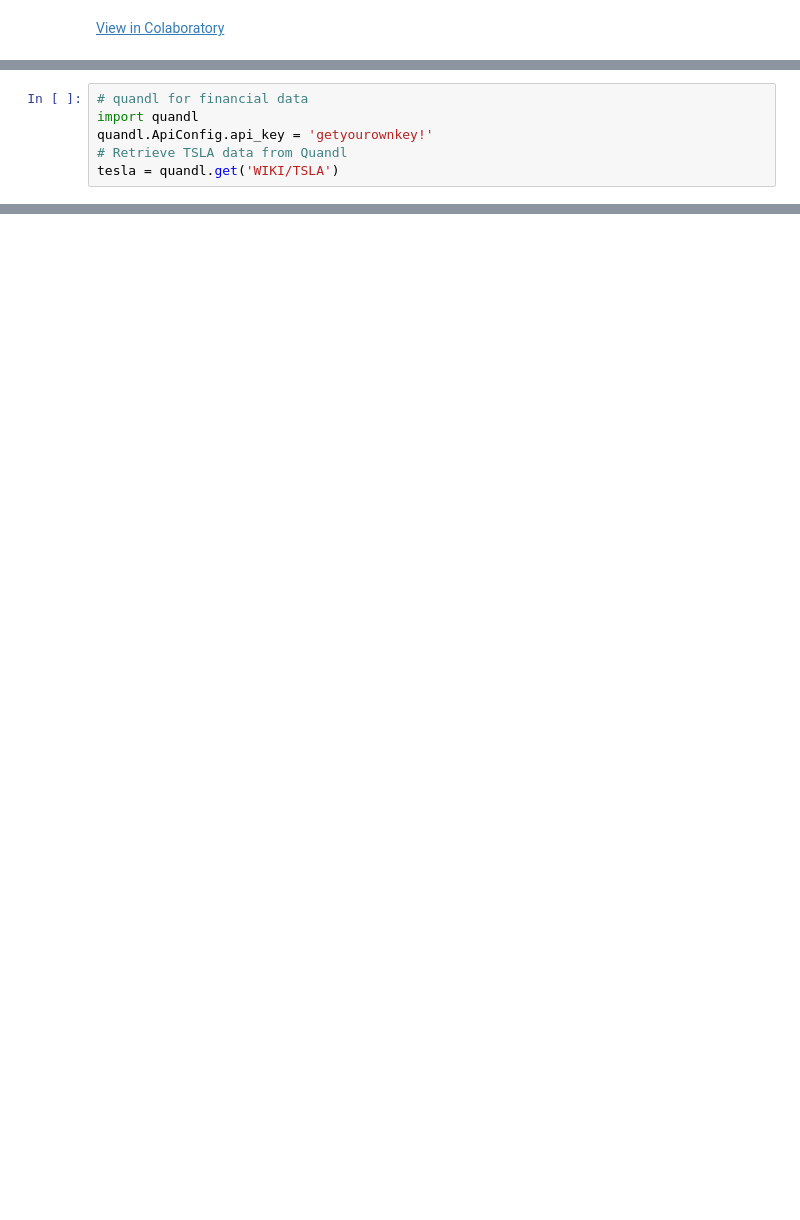
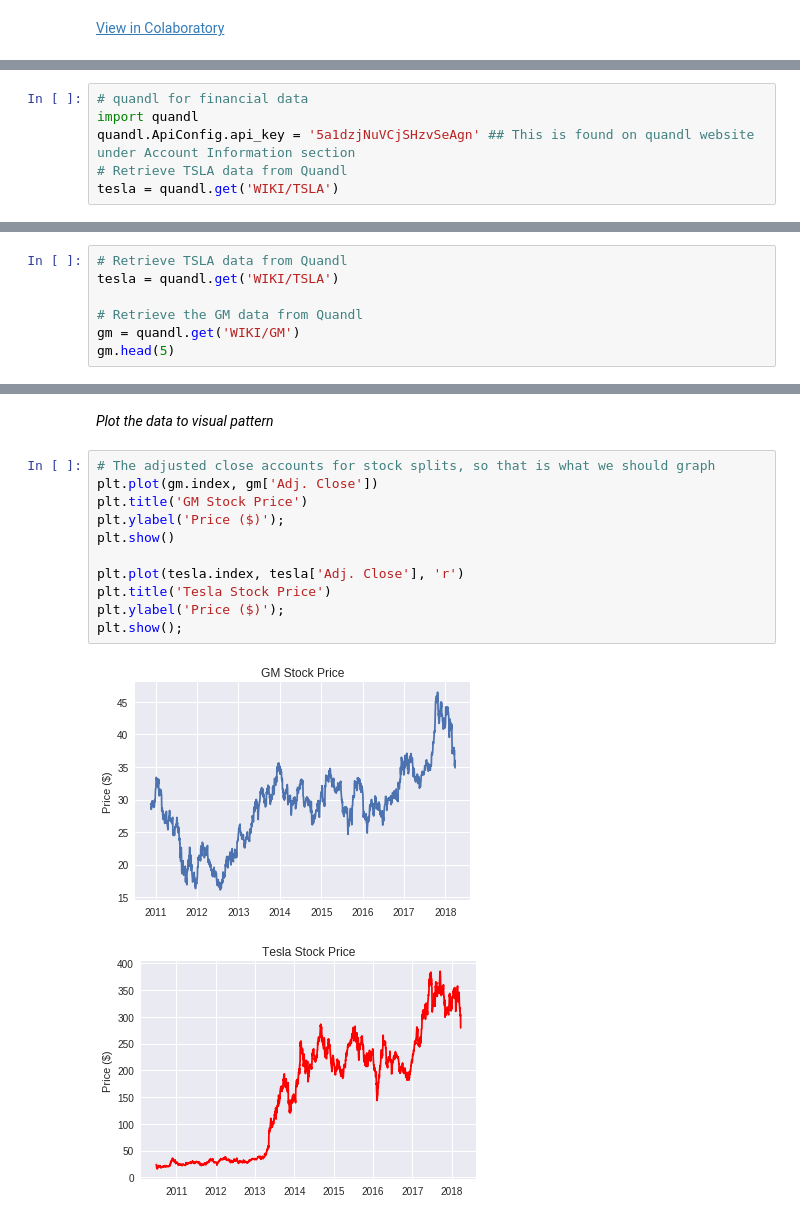
Before and after one commit to prasadjo/PythonTrial, a Jupyter notebook: TimeSeries.ipynb, the cells around one changed output, grey strips where cells are left out. Drawn from its saved outputs; the diff is of its cells as text; blank space fills up the shorter version.

```diff
--- a/TimeSeries.ipynb
+++ b/TimeSeries.ipynb
@@ -29,6 +33,6 @@ import pandas as pd
 # %%
 # quandl for financial data
 import quandl
-quandl.ApiConfig.api_key = 'getyourownkey!'
+quandl.ApiConfig.api_key = '5a1dzjNuVCjSHzvSeAgn' ## This is found on quandl website under Account Information section
 # Retrieve TSLA data from Quandl
 tesla = quandl.get('WIKI/TSLA')
@@ -39,0 +41,7 @@ AuthenticationError: ignored
+# %%
+# Retrieve TSLA data from Quandl
+tesla = quandl.get('WIKI/TSLA')
+
+# Retrieve the GM data from Quandl
+gm = quandl.get('WIKI/GM')
+gm.head(5)
@@ -39,0 +56,16 @@ AuthenticationError: ignored
+# %% [markdown]
+*Plot the data to visual pattern*
+# %%
+# The adjusted close accounts for stock splits, so that is what we should graph
+plt.plot(gm.index, gm['Adj. Close'])
+plt.title('GM Stock Price')
+plt.ylabel('Price ($)');
+plt.show()
+
+plt.plot(tesla.index, tesla['Adj. Close'], 'r')
+plt.title('Tesla Stock Price')
+plt.ylabel('Price ($)');
+plt.show();
+# %% [output]
+[figure, added]
+[figure, added]
```
Also changed, not shown: parts of 7 cells of this notebook.
